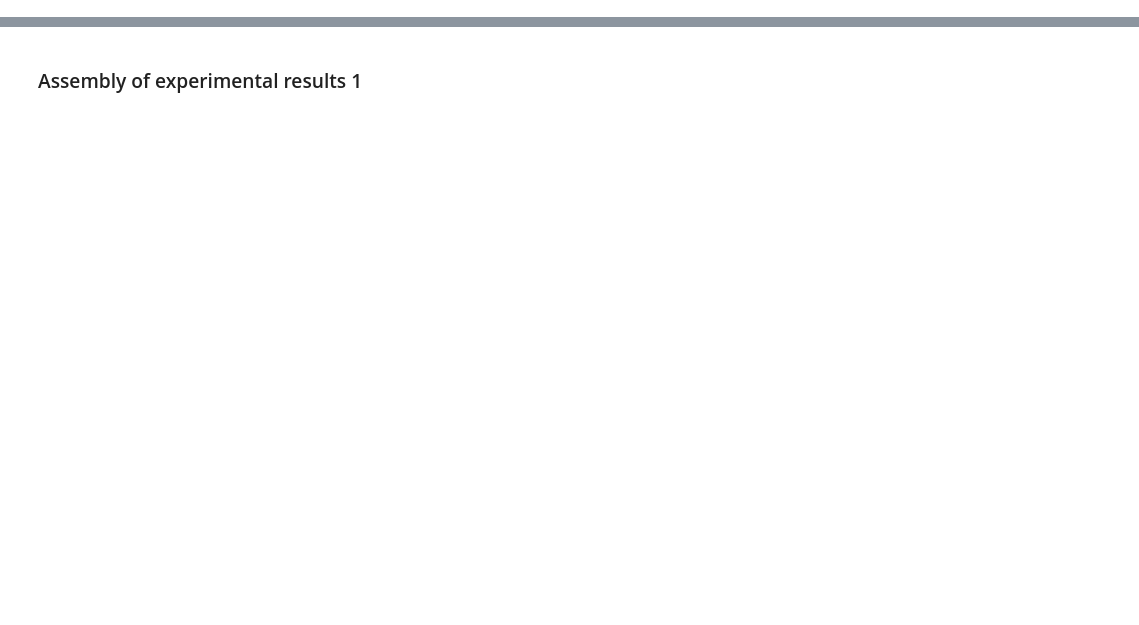
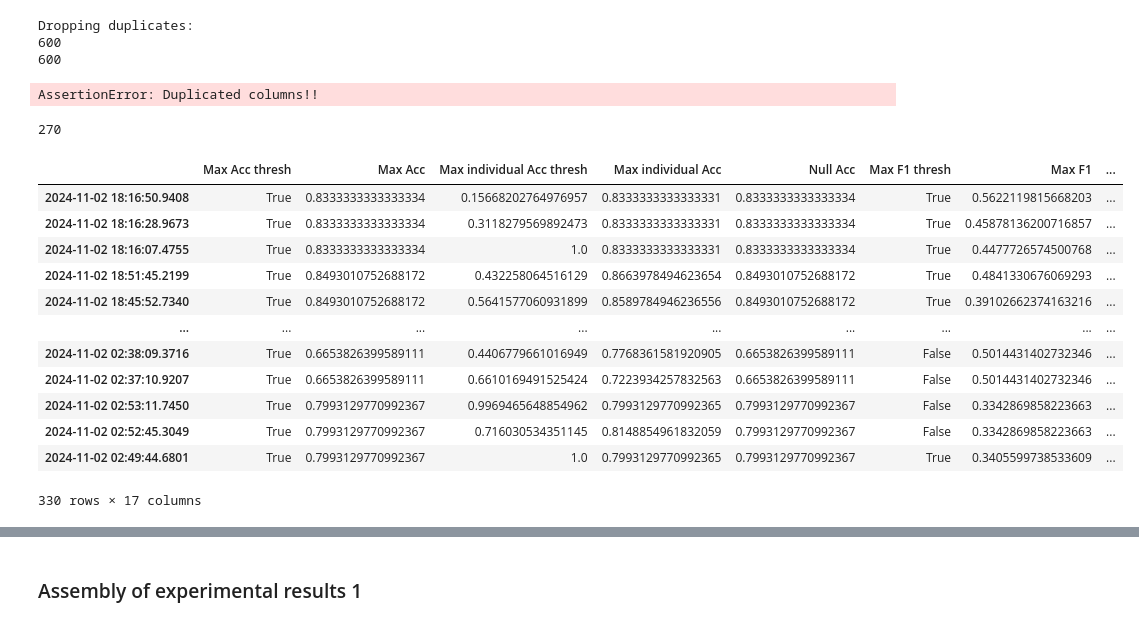
Before and after one commit to CausalRivers/experiments, a Jupyter notebook: exp1.ipynb, the cells around one changed output, grey strips where cells are left out. Cells and saved outputs as stored; diff of their text form; code cells hidden in the pictures; blank space fills up the shorter version.

```diff
--- a/exp1.ipynb
+++ b/exp1.ipynb
@@ -16,0 +21,12 @@ The autoreload extension is already loaded. To reload it, use:
+# %%
+data["window_data_month_value"] = data["window_data_month_value"].astype(str)
+# %%
+# test for consistency
+# Fix old hydra specs. Does nothing if strictly  version is used.
+for x in cfg.rename:
+    if cfg.rename[x] in data.columns:
+        data.loc[data[cfg.rename[x]].isnull(), cfg.rename[x]] = data.loc[
+            data[cfg.rename[x]].isnull(), x
+        ]
+    data.drop(columns=x, inplace=True)
+print("Number of samples in grid:", len(data))
@@ -16,0 +35,13 @@ The autoreload extension is already loaded. To reload it, use:
+# %%
+# TODO Fix when relevant for exp2
+data["window_data_month_value"] = data["window_data_month_value"].astype(str)
+# nothing should vary outside of the hps and the metrics.
+control = data[
+    [x for x in data.columns if ((x not in cfg.metrics) and (x not in cfg.hp_list))]
+]
+control = control.T[control.nunique() > 1]
+
+# Whatever remains here should come from inconsistencies.
+print("Validate! The following additional columns have non unique values:")
+for x in control.T.columns:
+    print(control.T[x].value_counts())
@@ -16,0 +62,41 @@ The autoreload extension is already loaded. To reload it, use:
+# %%
+relevant_hps = [x for x in cfg.hp_list if x in data.columns]
+# label path parsing
+str_data_path = data["label_path"].str.contains("/")
+data.loc[str_data_path, "label_path"] = [
+    x[3] for x in data[str_data_path]["label_path"].str.split("/").values
+]
+data = data[cfg.metrics + [x for x in cfg.hp_list if x in data.columns]]
+
+print("Dropping duplicates:")
+print(len(data))
+data.drop_duplicates()
+print(len(data))
+# %% [output]
+Dropping duplicates:
+600
+600
+# %%
+assert int(data[relevant_hps].duplicated().sum()) == 0, "Duplicated columns!!"
+# %% [output]
+AssertionError: Duplicated columns!!
+# %%
+int(data[relevant_hps].duplicated().sum())
+# %% [output]
+270
+# %%
+data[[x for x in data.columns if x != "runtime"]].sort_values(["data_preprocess.resolution",	"data_preprocess.normalize","label_path",	"method.filter_mode"]).drop_duplicates()
+# %% [output]
+|  | Max Acc thresh | Max Acc | Max individual Acc thresh | Max individual Acc | Null Acc | Max F1 thresh | Max F1 | ... |
+| 2024-11-02 18:16:50.9408 | True | 0.8333333333333334 | 0.15668202764976957 | 0.8333333333333331 | 0.8333333333333334 | True | 0.5622119815668203 | ... |
+| 2024-11-02 18:16:28.9673 | True | 0.8333333333333334 | 0.3118279569892473 | 0.8333333333333331 | 0.8333333333333334 | True | 0.45878136200716857 | ... |
+| 2024-11-02 18:16:07.4755 | True | 0.8333333333333334 | 1.0 | 0.8333333333333331 | 0.8333333333333334 | True | 0.4477726574500768 | ... |
+| 2024-11-02 18:51:45.2199 | True | 0.8493010752688172 | 0.432258064516129 | 0.8663978494623654 | 0.8493010752688172 | True | 0.4841330676069293 | ... |
+| 2024-11-02 18:45:52.7340 | True | 0.8493010752688172 | 0.5641577060931899 | 0.8589784946236556 | 0.8493010752688172 | True | 0.39102662374163216 | ... |
+| ... | ... | ... | ... | ... | ... | ... | ... | ... |
+| 2024-11-02 02:38:09.3716 | True | 0.6653826399589111 | 0.4406779661016949 | 0.7768361581920905 | 0.6653826399589111 | False | 0.5014431402732346 | ... |
+| 2024-11-02 02:37:10.9207 | True | 0.6653826399589111 | 0.6610169491525424 | 0.7223934257832563 | 0.6653826399589111 | False | 0.5014431402732346 | ... |
+| 2024-11-02 02:53:11.7450 | True | 0.7993129770992367 | 0.9969465648854962 | 0.7993129770992365 | 0.7993129770992367 | False | 0.3342869858223663 | ... |
+| 2024-11-02 02:52:45.3049 | True | 0.7993129770992367 | 0.716030534351145 | 0.8148854961832059 | 0.7993129770992367 | False | 0.3342869858223663 | ... |
+| 2024-11-02 02:49:44.6801 | True | 0.7993129770992367 | 1.0 | 0.7993129770992365 | 0.7993129770992367 | True | 0.3405599738533609 | ... |
+330 rows × 17 columns
```
Also changed, not shown: parts of 42 cells of this notebook, 40 other files.
